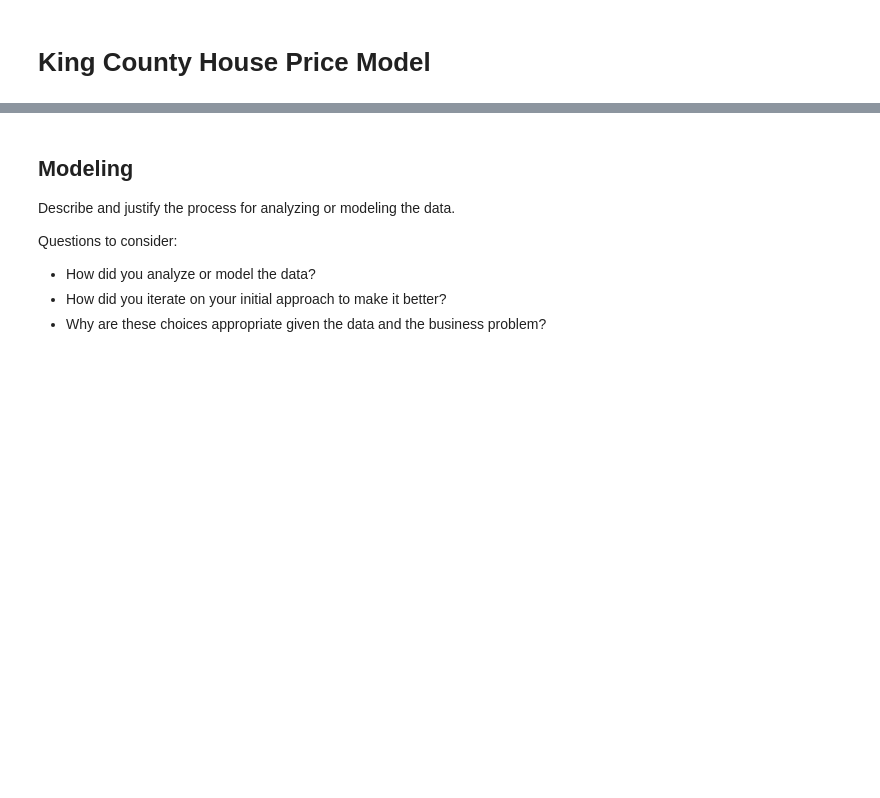
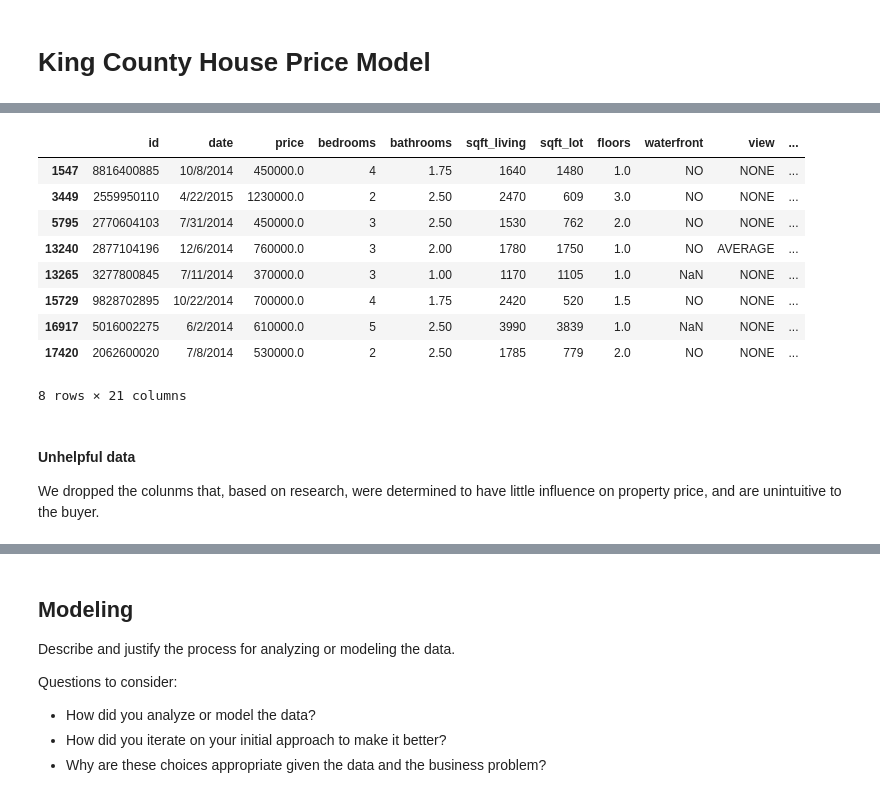
Before and after one commit to Sombrero7/project2, a Jupyter notebook: notebook_main.ipynb, the cells around one changed output, grey strips where cells are left out. Cells and saved outputs as stored; diff of their text form; code cells hidden in the pictures; blank space fills up the shorter version.

```diff
--- a/notebook_main.ipynb
+++ b/notebook_main.ipynb
@@ -43,0 +106,15 @@ Questions to consider:
+# %%
+df = df.drop(15856, axis=0)
+# %%
+df[(df['sqft_lot']) < (df['sqft_living'] / df['floors'])]
+# %% [output]
+|  | id | date | price | bedrooms | bathrooms | sqft_living | sqft_lot | floors | waterfront | view | ... |
+| 1547 | 8816400885 | 10/8/2014 | 450000.0 | 4 | 1.75 | 1640 | 1480 | 1.0 | NO | NONE | ... |
+| 3449 | 2559950110 | 4/22/2015 | 1230000.0 | 2 | 2.50 | 2470 | 609 | 3.0 | NO | NONE | ... |
+| 5795 | 2770604103 | 7/31/2014 | 450000.0 | 3 | 2.50 | 1530 | 762 | 2.0 | NO | NONE | ... |
+| 13240 | 2877104196 | 12/6/2014 | 760000.0 | 3 | 2.00 | 1780 | 1750 | 1.0 | NO | AVERAGE | ... |
+| 13265 | 3277800845 | 7/11/2014 | 370000.0 | 3 | 1.00 | 1170 | 1105 | 1.0 | NaN | NONE | ... |
+| 15729 | 9828702895 | 10/22/2014 | 700000.0 | 4 | 1.75 | 2420 | 520 | 1.5 | NO | NONE | ... |
+| 16917 | 5016002275 | 6/2/2014 | 610000.0 | 5 | 2.50 | 3990 | 3839 | 1.0 | NaN | NONE | ... |
+| 17420 | 2062600020 | 7/8/2014 | 530000.0 | 2 | 2.50 | 1785 | 779 | 2.0 | NO | NONE | ... |
+8 rows × 21 columns
@@ -43,0 +124,4 @@ Questions to consider:
+# %% [markdown]
+#### Unhelpful data
+
+We dropped the colunms that, based on research, were determined to have little influence on property price, and are unintuitive to the buyer.
```
Also changed, not shown: parts of 23 cells of this notebook, 1 other file.
